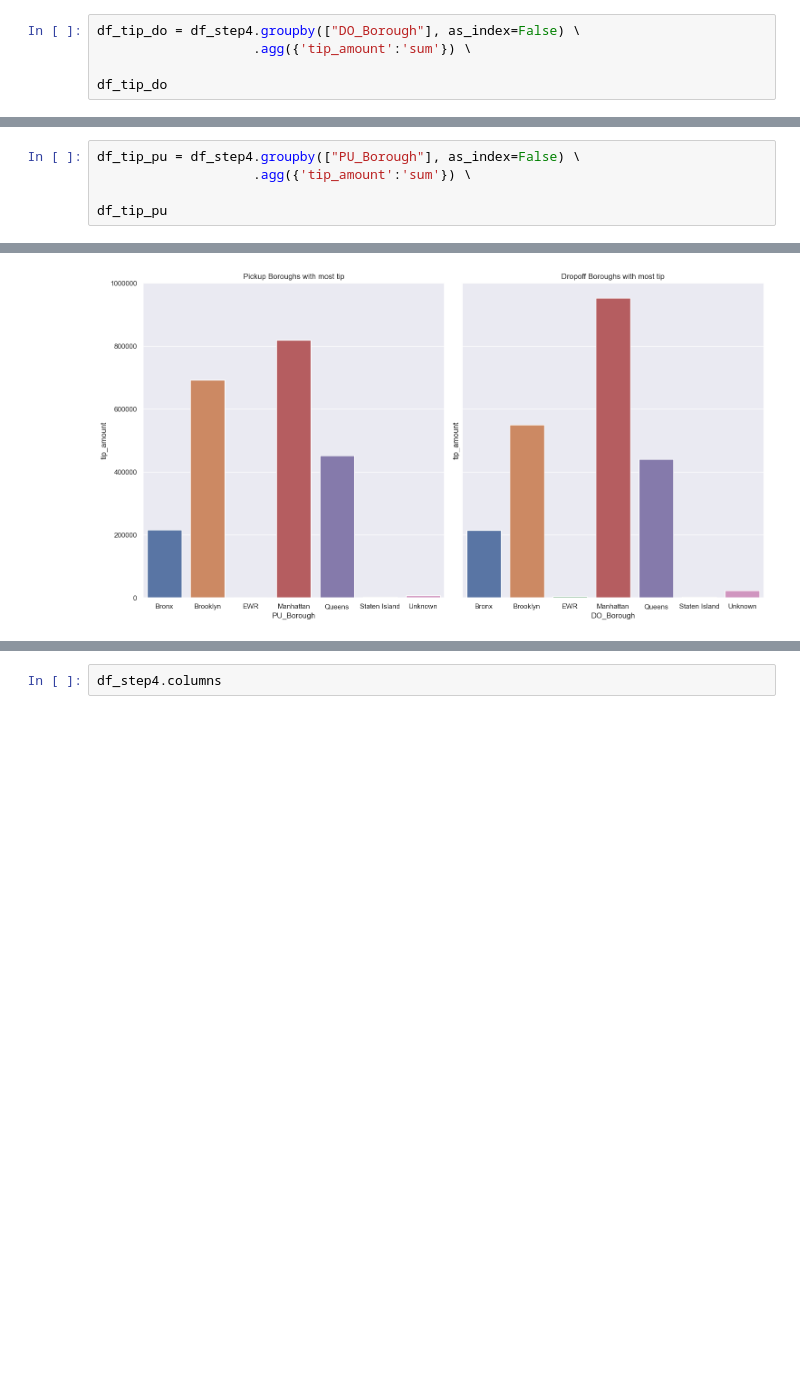
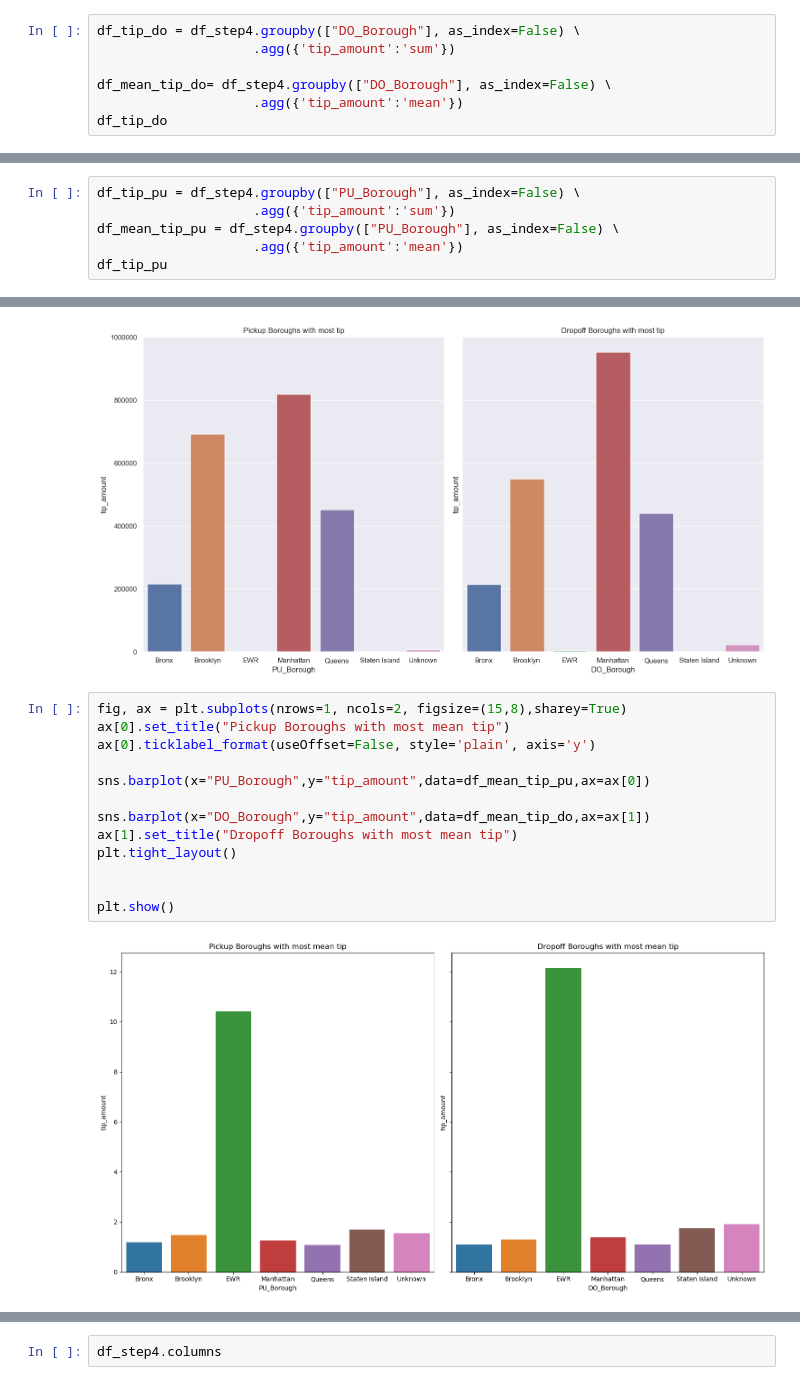
Before and after one commit to VOTUANANH01/Data-Visualize-and-Analysis, a Jupyter notebook: EDA_Bivariate .ipynb, the cells around one changed output, grey strips where cells are left out. Cells and saved outputs as stored; diff of their text form; blank space fills up the shorter version.

```diff
--- a/EDA_Bivariate .ipynb
+++ b/EDA_Bivariate .ipynb
@@ -346,8 +363,10 @@ sumbar(pu="pickup_bin_hours",do="dropoff_bin_hours",data=df_step4,y="total_amoun
 ### 4.2.8 Ảnh hưởng của các biến địa lý tới tip_amount
 # %%
 df_tip_do = df_step4.groupby(["DO_Borough"], as_index=False) \
-                    .agg({'tip_amount':'sum'}) \
+                    .agg({'tip_amount':'sum'})
 
+df_mean_tip_do= df_step4.groupby(["DO_Borough"], as_index=False) \
+                    .agg({'tip_amount':'mean'})
 df_tip_do
 # %% [output]
 |  | DO_Borough | tip_amount |
@@ -361,7 +391,8 @@ df_tip_do
 # %%
 df_tip_pu = df_step4.groupby(["PU_Borough"], as_index=False) \
-                    .agg({'tip_amount':'sum'}) \
-
+                    .agg({'tip_amount':'sum'})
+df_mean_tip_pu = df_step4.groupby(["PU_Borough"], as_index=False) \
+                    .agg({'tip_amount':'mean'})
 df_tip_pu
 # %% [output]
 |  | PU_Borough | tip_amount |
@@ -398,3 +440,18 @@ plt.tight_layout()
 fig.savefig(picture_path+r"/Barplot of Boroughs with most tip")
 # %% [output]
 [figure]
+# %%
+fig, ax = plt.subplots(nrows=1, ncols=2, figsize=(15,8),sharey=True)
+ax[0].set_title("Pickup Boroughs with most mean tip")
+ax[0].ticklabel_format(useOffset=False, style='plain', axis='y')
+
+sns.barplot(x="PU_Borough",y="tip_amount",data=df_mean_tip_pu,ax=ax[0])
+
+sns.barplot(x="DO_Borough",y="tip_amount",data=df_mean_tip_do,ax=ax[1])
+ax[1].set_title("Dropoff Boroughs with most mean tip")
+plt.tight_layout()
+
+
+plt.show()
+# %% [output]
+[figure, added]
```
Also changed, not shown: parts of 15 cells of this notebook, 15 other files.
